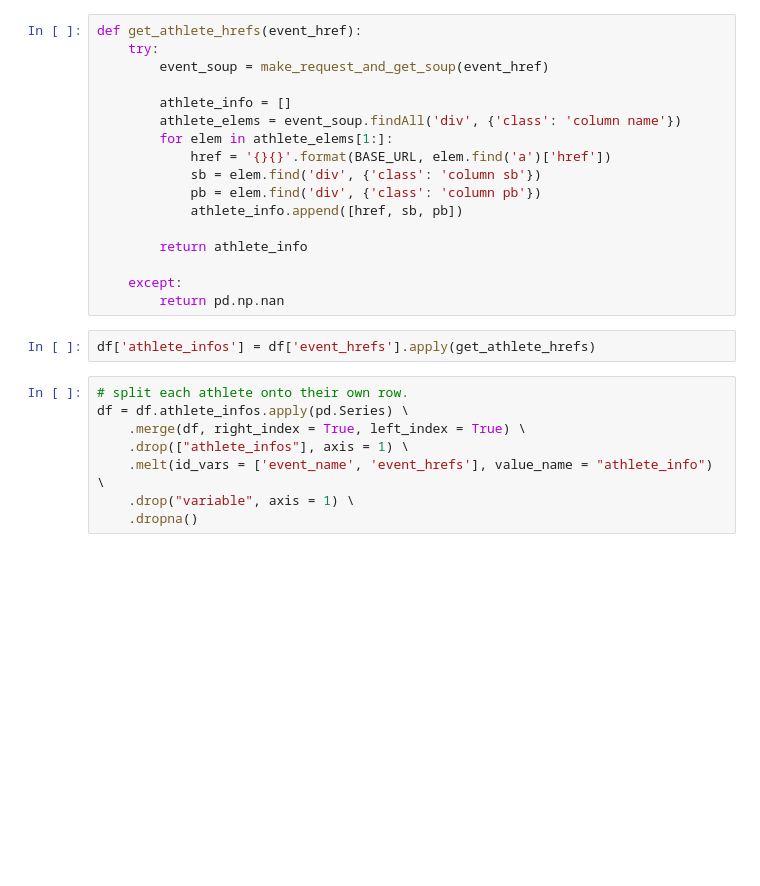
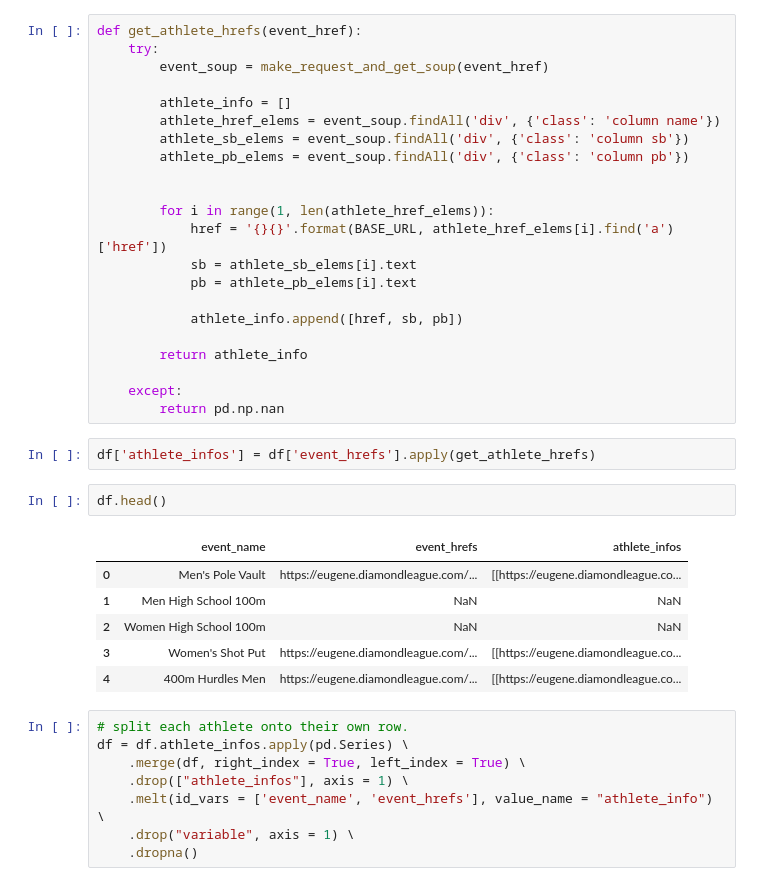
Before and after one commit to g-rock/dad, a Jupyter notebook: pre_scrape.ipynb, the cells around one changed output. Saved outputs shown, nothing was run; the diff lists cells and outputs as text; blank space fills up the shorter version.

```diff
--- a/pre_scrape.ipynb
+++ b/pre_scrape.ipynb
@@ -41,11 +41,16 @@ def get_athlete_hrefs(event_href):
         event_soup = make_request_and_get_soup(event_href)
 
         athlete_info = []
-        athlete_elems = event_soup.findAll('div', {'class': 'column name'})
-        for elem in athlete_elems[1:]:
-            href = '{}{}'.format(BASE_URL, elem.find('a')['href'])
-            sb = elem.find('div', {'class': 'column sb'})
-            pb = elem.find('div', {'class': 'column pb'})
+        athlete_href_elems = event_soup.findAll('div', {'class': 'column name'})
+        athlete_sb_elems = event_soup.findAll('div', {'class': 'column sb'})
+        athlete_pb_elems = event_soup.findAll('div', {'class': 'column pb'})
+
+
+        for i in range(1, len(athlete_href_elems)):
+            href = '{}{}'.format(BASE_URL, athlete_href_elems[i].find('a')['href'])
+            sb = athlete_sb_elems[i].text
+            pb = athlete_pb_elems[i].text
+
             athlete_info.append([href, sb, pb])
 
         return athlete_info
@@ -54,6 +59,15 @@ def get_athlete_hrefs(event_href):
         return pd.np.nan
 # %%
 df['athlete_infos'] = df['event_hrefs'].apply(get_athlete_hrefs)
+# %%
+df.head()
+# %% [output]
+|  | event_name | event_hrefs | athlete_infos |
+| 0 | Men's Pole Vault | https://eugene.diamondleague.com/... | [[https://eugene.diamondleague.co... |
+| 1 | Men High School 100m | NaN | NaN |
+| 2 | Women High School 100m | NaN | NaN |
+| 3 | Women's Shot Put | https://eugene.diamondleague.com/... | [[https://eugene.diamondleague.co... |
+| 4 | 400m Hurdles Men | https://eugene.diamondleague.com/... | [[https://eugene.diamondleague.co... |
 # %%
 # split each athlete onto their own row.
 df = df.athlete_infos.apply(pd.Series) \
```
Also changed, not shown: parts of 4 cells of this notebook, 1 other file.
